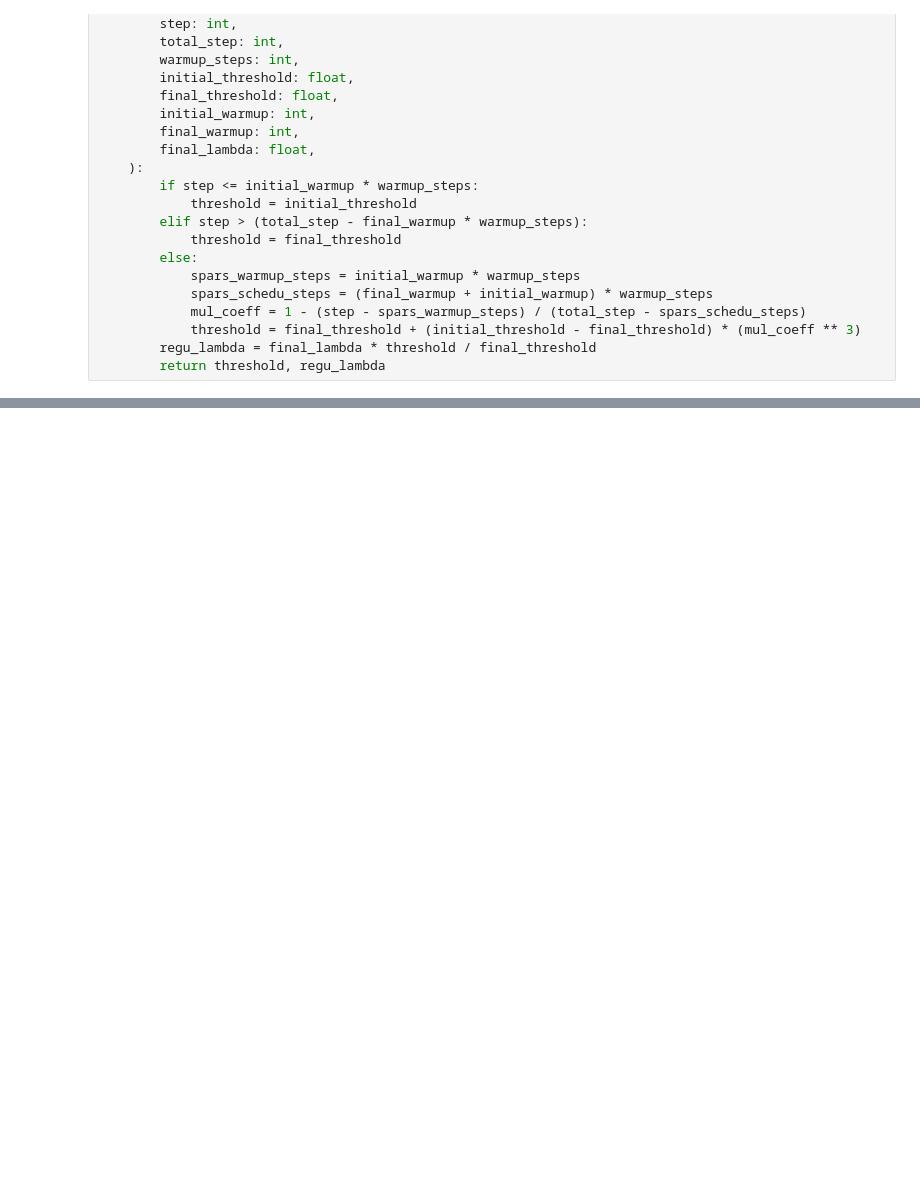
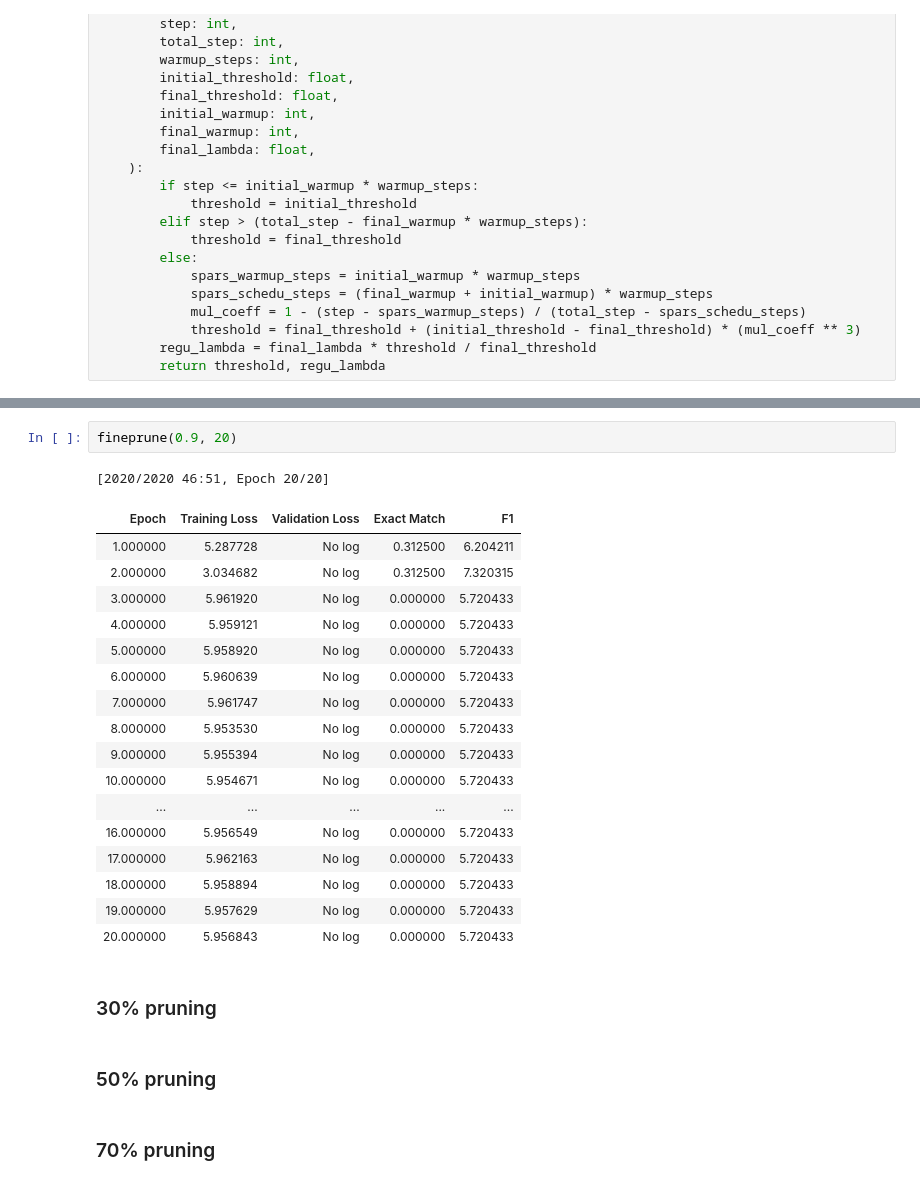
Before and after one commit to lewtun/transformerlab, a Jupyter notebook: experiments.movement-pruning.ipynb, the cells around one changed output, grey strips where cells are left out. Saved outputs shown, nothing was run; the diff lists cells and outputs as text; blank space fills up the shorter version.

```diff
--- a/experiments.movement-pruning.ipynb
+++ b/experiments.movement-pruning.ipynb
@@ -258,0 +263,27 @@ KeyboardInterrupt:
+# %%
+fineprune(0.9, 20)
+# %% [output]
+[2020/2020 46:51, Epoch 20/20]
+| Epoch | Training Loss | Validation Loss | Exact Match | F1 |
+| 1.000000 | 5.287728 | No log | 0.312500 | 6.204211 |
+| 2.000000 | 3.034682 | No log | 0.312500 | 7.320315 |
+| 3.000000 | 5.961920 | No log | 0.000000 | 5.720433 |
+| 4.000000 | 5.959121 | No log | 0.000000 | 5.720433 |
+| 5.000000 | 5.958920 | No log | 0.000000 | 5.720433 |
+| 6.000000 | 5.960639 | No log | 0.000000 | 5.720433 |
+| 7.000000 | 5.961747 | No log | 0.000000 | 5.720433 |
+| 8.000000 | 5.953530 | No log | 0.000000 | 5.720433 |
+| 9.000000 | 5.955394 | No log | 0.000000 | 5.720433 |
+| 10.000000 | 5.954671 | No log | 0.000000 | 5.720433 |
+| ... | ... | ... | ... | ... |
+| 16.000000 | 5.956549 | No log | 0.000000 | 5.720433 |
+| 17.000000 | 5.962163 | No log | 0.000000 | 5.720433 |
+| 18.000000 | 5.958894 | No log | 0.000000 | 5.720433 |
+| 19.000000 | 5.957629 | No log | 0.000000 | 5.720433 |
+| 20.000000 | 5.956843 | No log | 0.000000 | 5.720433 |
+# %% [markdown]
+### 30% pruning
+# %% [markdown]
+### 50% pruning
+# %% [markdown]
+### 70% pruning
```
Also changed, not shown: parts of 32 cells of this notebook.
